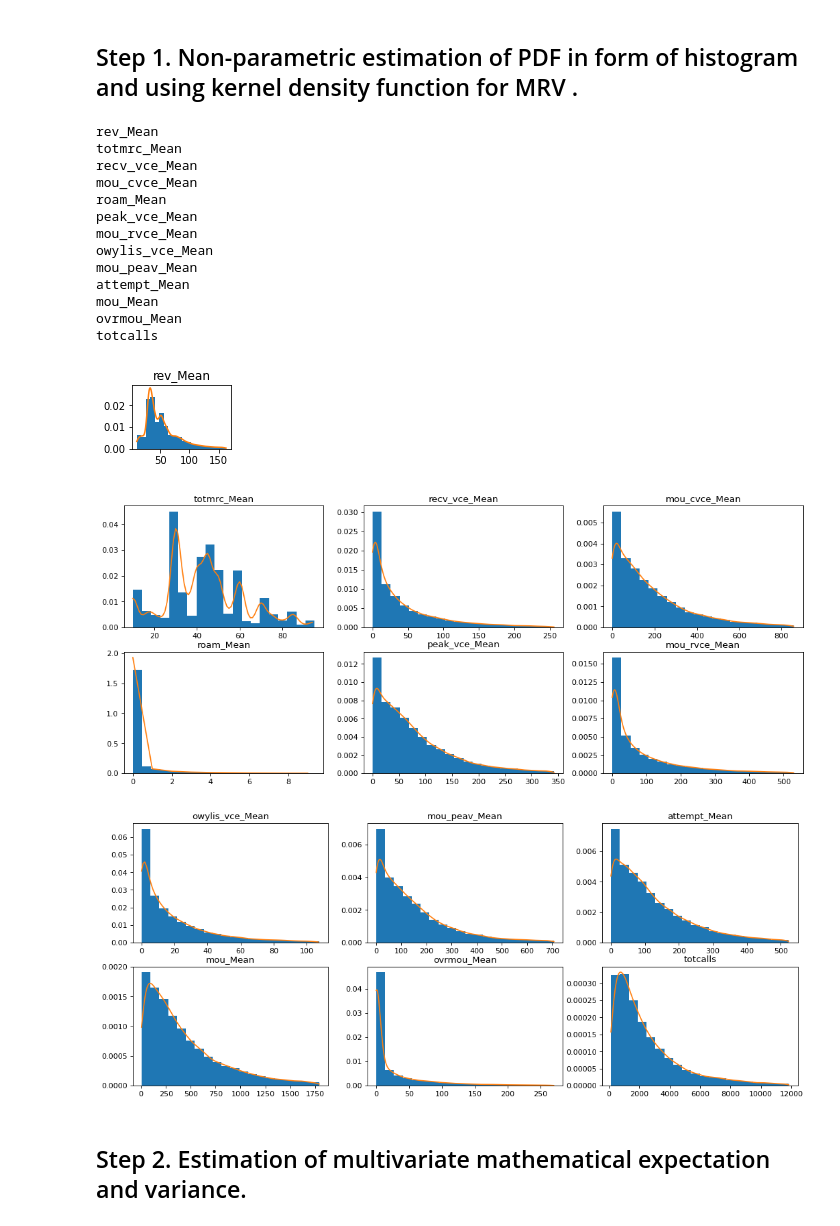
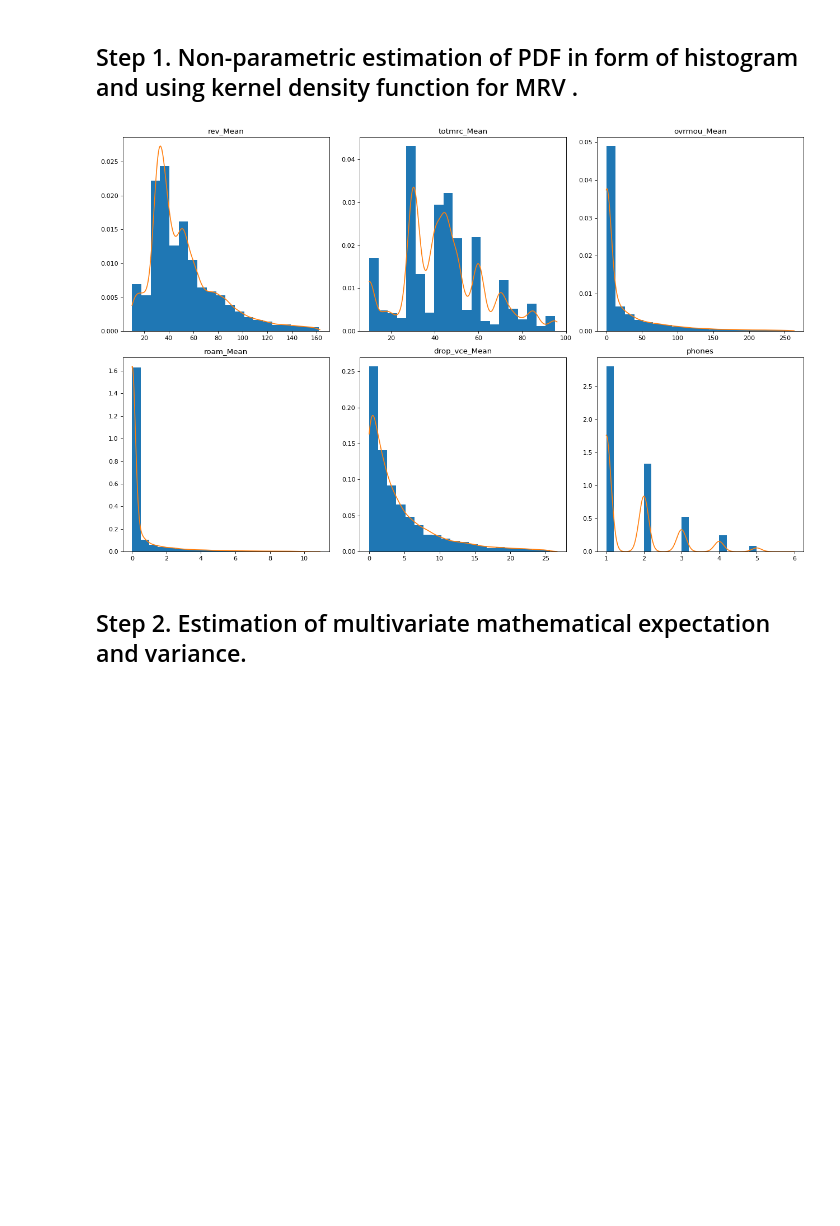
Before and after one commit to zuevmaxim/m-m2021, a Jupyter notebook: lab2.ipynb, the cells around one changed output. Saved outputs shown, nothing was run; the diff lists cells and outputs as text; code cells hidden in the pictures; blank space fills up the shorter version.

```diff
--- a/lab2.ipynb
+++ b/lab2.ipynb
@@ -43,9 +43,10 @@ df
 # %%
 cat_columns = []
 for c in df.columns:
-    if df[c].dtype == 'object':
+    if df[c].dtype.name == 'object':
         cat_columns.append(c)
         df[c] = df[c].astype('category')
+print(cat_columns)
 df[cat_columns] = df[cat_columns].apply(lambda x: x.cat.codes)
 df
 # %% [output]
@@ -150,5 +162,7 @@ sns.heatmap(np.abs(df[target_features + human_features].corr()))
 # %%
 target_feature = 'rev_Mean'
+target_features = [target_feature]
+
 predict_features_all = ['totmrc_Mean', 'plcd_vce_Mean', 'recv_vce_Mean', 'comp_vce_Mean', 'mou_cvce_Mean',
                     'mou_rvce_Mean', 'owylis_vce_Mean', 'mouowylisv_Mean', 'peak_vce_Mean',
                     'mou_peav_Mean', 'attempt_Mean','complete_Mean',
@@ -156,11 +170,11 @@ predict_features_all = ['totmrc_Mean', 'plcd_vce_Mean', 'recv_vce_Mean', 'comp_v
                     'mou_Mean', 'ovrmou_Mean', 'totcalls']
 
 
-predict_features = ['totmrc_Mean', 'recv_vce_Mean', 'mou_cvce_Mean',
-                    'mou_rvce_Mean', 'owylis_vce_Mean',
-                    'mou_peav_Mean', 'attempt_Mean', 'mou_Mean', 'ovrmou_Mean', 'totcalls']
+# predict_features = ['totmrc_Mean', 'recv_vce_Mean', 'mou_cvce_Mean',
+#                     'mou_rvce_Mean', 'owylis_vce_Mean',
+#                     'mou_peav_Mean', 'attempt_Mean', 'mou_Mean', 'ovrmou_Mean', 'totcalls']
 plt.figure(figsize = (15,10))
-predict_features = ['totmrc_Mean', 'ovrmou_Mean', 'roam_Mean', 'drop_vce_Mean']
-sns.heatmap(np.abs(df[[target_feature] + predict_features].corr()))
+predict_features = ['totmrc_Mean', 'ovrmou_Mean', 'roam_Mean', 'drop_vce_Mean', 'phones']
+sns.heatmap(df[[target_feature] + predict_features].corr(), annot=True, fmt='.2f')
 # %% [output]
 <AxesSubplot:>
@@ -183,45 +197,31 @@ df_filtered.describe()
 # %%
 from scipy.stats import gaussian_kde, trimboth
 
+n = len(predict_features)
+h = int(np.ceil((n + 1) / 3))
+
 def plot(feature, index, bins=20):
-    print(feature)
-    ax = plt.subplot(index)
+    ax = plt.subplot(h, 3, index)
     data = df[feature].dropna()
     d = data.to_numpy()
     d = trimboth(d, 0.025)
     ax.hist(d, bins=bins, density=True)
 
     kde = gaussian_kde(d)
-    tiks = np.arange(d.min(), d.max(), 1)
+    tiks = np.arange(d.min(), d.max() + 1, (d.max() + 1 - d.min()) / 1000)
     ax.plot(tiks, kde(tiks))
     ax.set_title(feature)
 
-plot('rev_Mean', 331)
+
 
 plt.figure(figsize=(16, 10), dpi=80)
-for i, predict_feature in enumerate(predict_features[:6]):
-    plot(predict_feature, 331 + i)
+plot('rev_Mean', 1)
 
-plt.figure(figsize=(16, 10), dpi=80)
-for i, predict_feature in enumerate(predict_features[6:]):
-    plot(predict_feature, 331 + i)
+for i, predict_feature in enumerate(predict_features):
+    plot(predict_feature, 2 + i)
+plt.tight_layout()
 # %% [output]
-rev_Mean
-totmrc_Mean
-recv_vce_Mean
-mou_cvce_Mean
-roam_Mean
-peak_vce_Mean
-mou_rvce_Mean
-owylis_vce_Mean
-mou_peav_Mean
-attempt_Mean
-mou_Mean
-ovrmou_Mean
-totcalls
-[figure, old version]
+[figure, new version]
-[figure, removed]
-[figure, removed]
 # %% [markdown]
 ## Step 2. Estimation of multivariate mathematical expectation and variance.
 # %%
```
Also changed, not shown: parts of 30 cells of this notebook.
